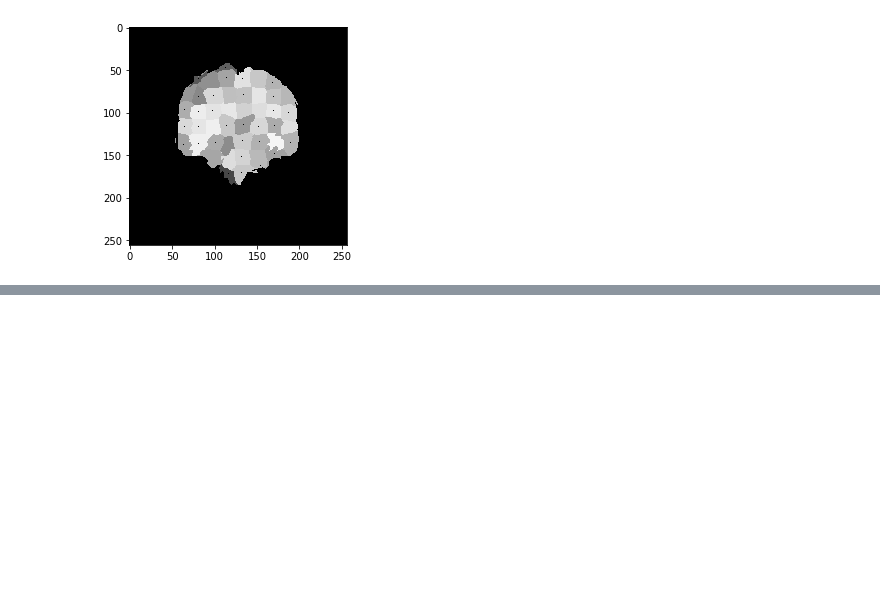
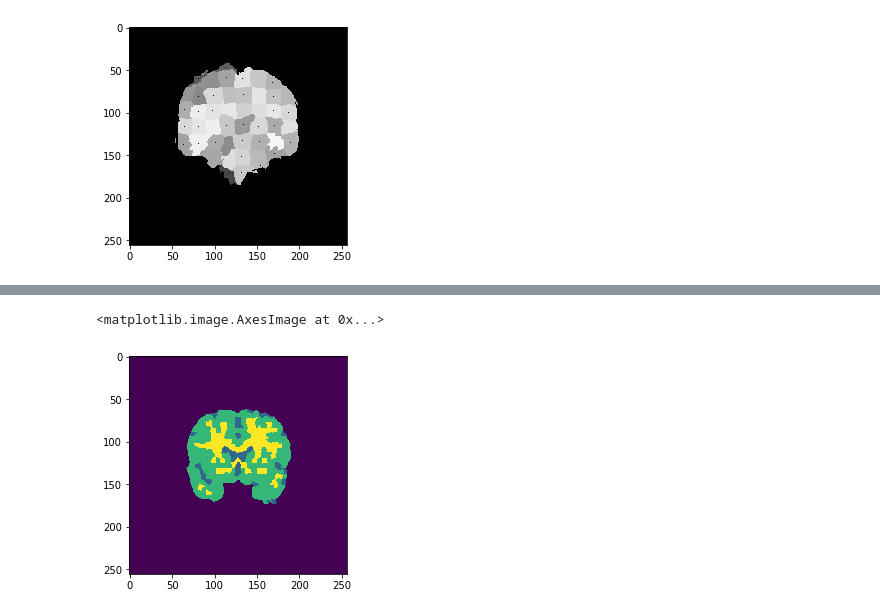
Before and after one commit to Tung-I/Brain_GCN, a Jupyter notebook: super_voxel.ipynb, the cells around one changed output, grey strips where cells are left out. Cells and saved outputs as stored; diff of their text form; code cells hidden in the pictures; blank space fills up the shorter version.

```diff
--- a/super_voxel.ipynb
+++ b/super_voxel.ipynb
@@ -375,0 +358,9 @@ image.max()
+# %%
+# turn back feature to label
+label_new = np.zeros((label.shape[0], label.shape[1]))
+for i in range(segments.max()+1):
+    label_new[np.where(segments==i)] = f_label[i]
+plt.imshow(label_new)
+# %% [output]
+<matplotlib.image.AxesImage at 0x...>
+[figure, added]
```
Also changed, not shown: parts of 21 cells of this notebook, 7 other files.
